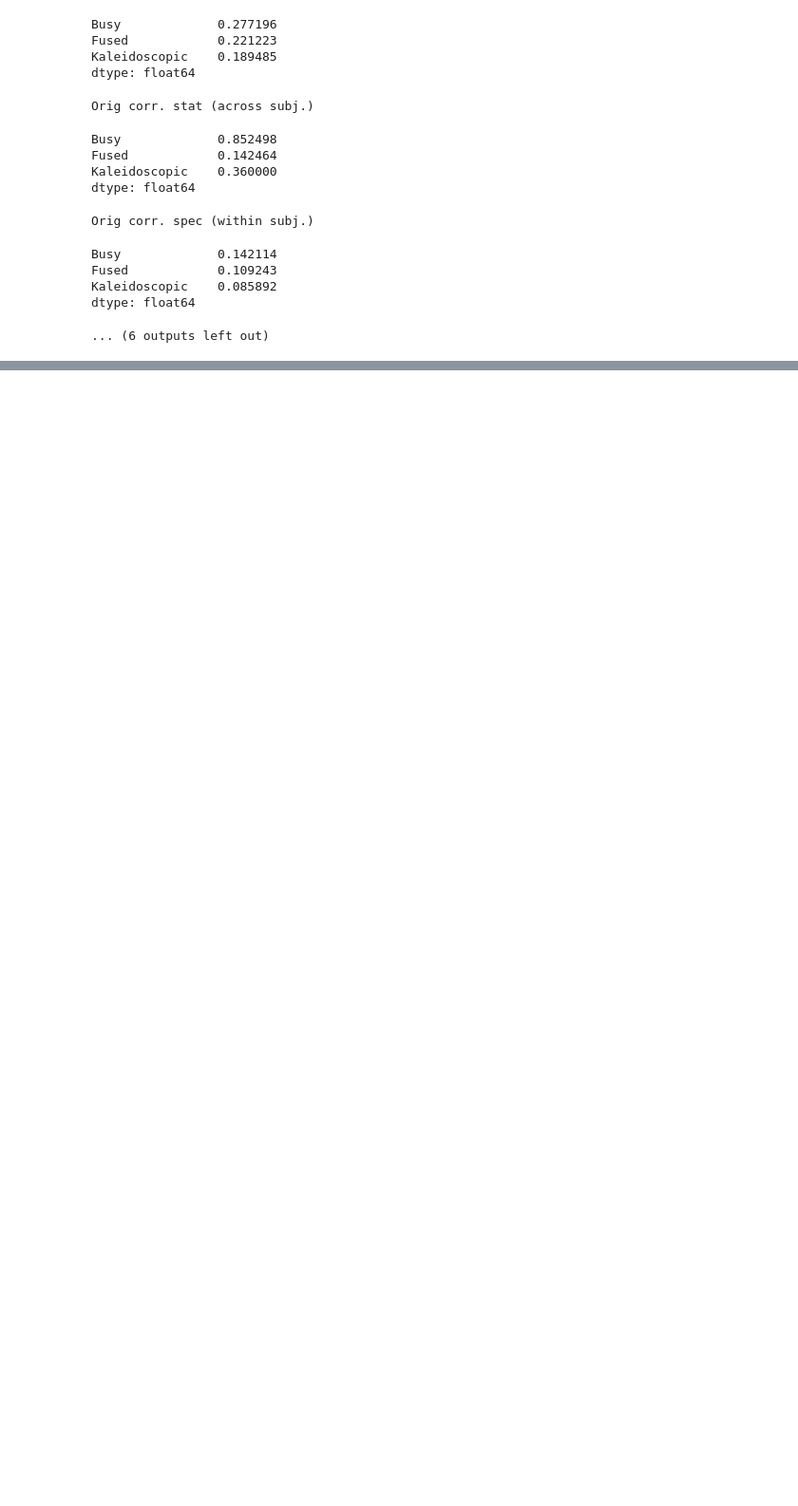
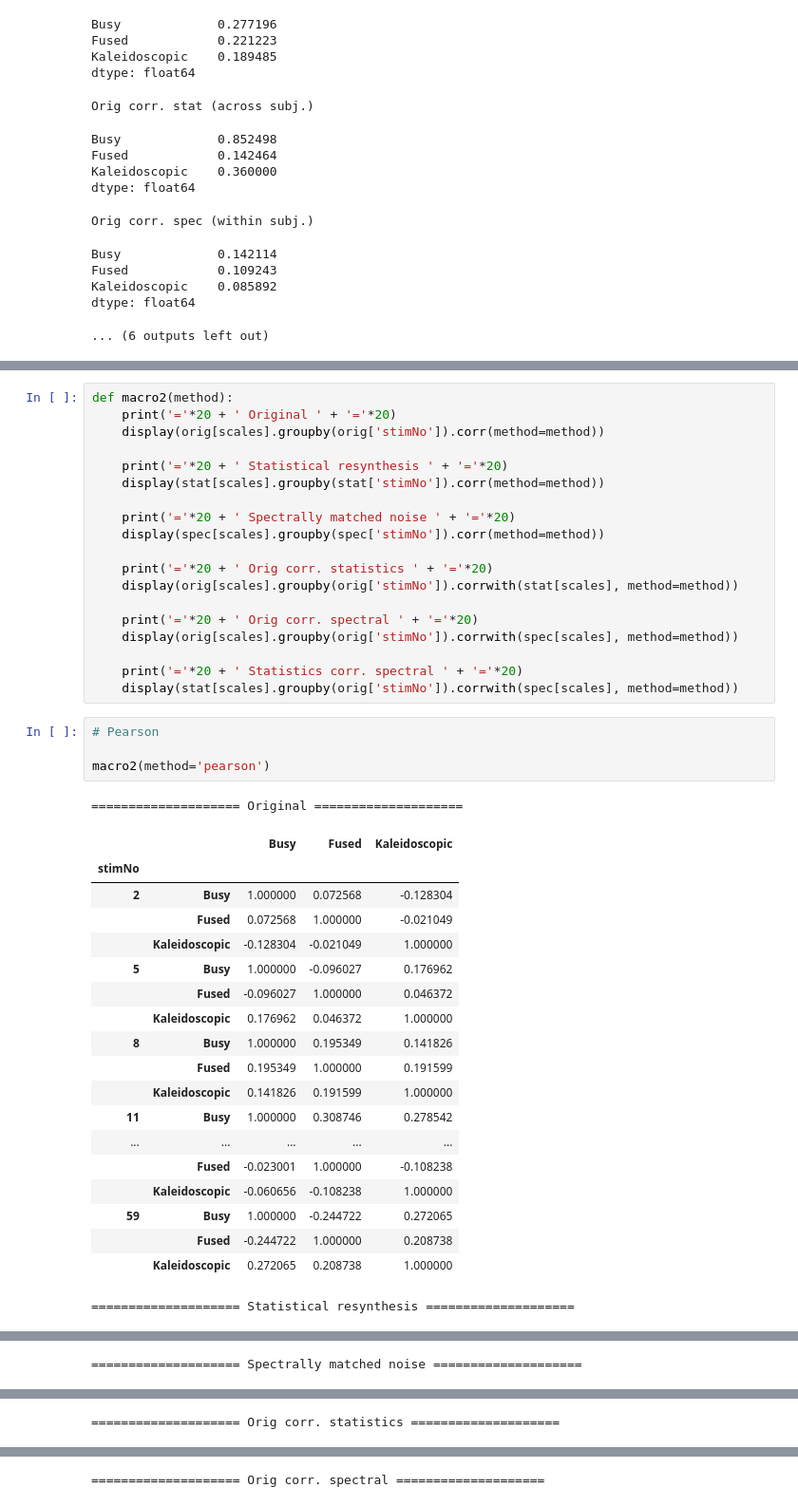
Before and after one commit to maxsolomonhenry/McDermSem1, a Jupyter notebook: main.ipynb, the cells around one changed output, grey strips where cells are left out. Shown at 95% size. Cells and saved outputs as stored; diff of their text form; blank space fills up the shorter version.

```diff
--- a/main.ipynb
+++ b/main.ipynb
@@ -256,0 +261,44 @@ dtype: float64
+# %%
+def macro2(method):
+    print('='*20 + ' Original ' + '='*20)
+    display(orig[scales].groupby(orig['stimNo']).corr(method=method))
+
+    print('='*20 + ' Statistical resynthesis ' + '='*20)
+    display(stat[scales].groupby(stat['stimNo']).corr(method=method))
+
+    print('='*20 + ' Spectrally matched noise ' + '='*20)
+    display(spec[scales].groupby(spec['stimNo']).corr(method=method))
+
+    print('='*20 + ' Orig corr. statistics ' + '='*20)
+    display(orig[scales].groupby(orig['stimNo']).corrwith(stat[scales], method=method))
+
+    print('='*20 + ' Orig corr. spectral ' + '='*20)
+    display(orig[scales].groupby(orig['stimNo']).corrwith(spec[scales], method=method))
+
+    print('='*20 + ' Statistics corr. spectral ' + '='*20)
+    display(stat[scales].groupby(orig['stimNo']).corrwith(spec[scales], method=method))
+# %%
+# Pearson
+
+macro2(method='pearson')
+# %% [output]
+==================== Original ====================
+|  |  | Busy | Fused | Kaleidoscopic |
+| stimNo |  |  |  |  |
+| 2 | Busy | 1.000000 | 0.072568 | -0.128304 |
+|  | Fused | 0.072568 | 1.000000 | -0.021049 |
+|  | Kaleidoscopic | -0.128304 | -0.021049 | 1.000000 |
+| 5 | Busy | 1.000000 | -0.096027 | 0.176962 |
+|  | Fused | -0.096027 | 1.000000 | 0.046372 |
+|  | Kaleidoscopic | 0.176962 | 0.046372 | 1.000000 |
+| 8 | Busy | 1.000000 | 0.195349 | 0.141826 |
+|  | Fused | 0.195349 | 1.000000 | 0.191599 |
+|  | Kaleidoscopic | 0.141826 | 0.191599 | 1.000000 |
+| 11 | Busy | 1.000000 | 0.308746 | 0.278542 |
+| ... | ... | ... | ... | ... |
+|  | Fused | -0.023001 | 1.000000 | -0.108238 |
+|  | Kaleidoscopic | -0.060656 | -0.108238 | 1.000000 |
+| 59 | Busy | 1.000000 | -0.244722 | 0.272065 |
+|  | Fused | -0.244722 | 1.000000 | 0.208738 |
+|  | Kaleidoscopic | 0.272065 | 0.208738 | 1.000000 |
+==================== Statistical resynthesis ====================
@@ -256,0 +323 @@ dtype: float64
+==================== Spectrally matched noise ====================
@@ -256,0 +342 @@ dtype: float64
+==================== Orig corr. statistics ====================
@@ -256,0 +361 @@ dtype: float64
+==================== Orig corr. spectral ====================
```
Also changed, not shown: parts of 4 cells of this notebook.
